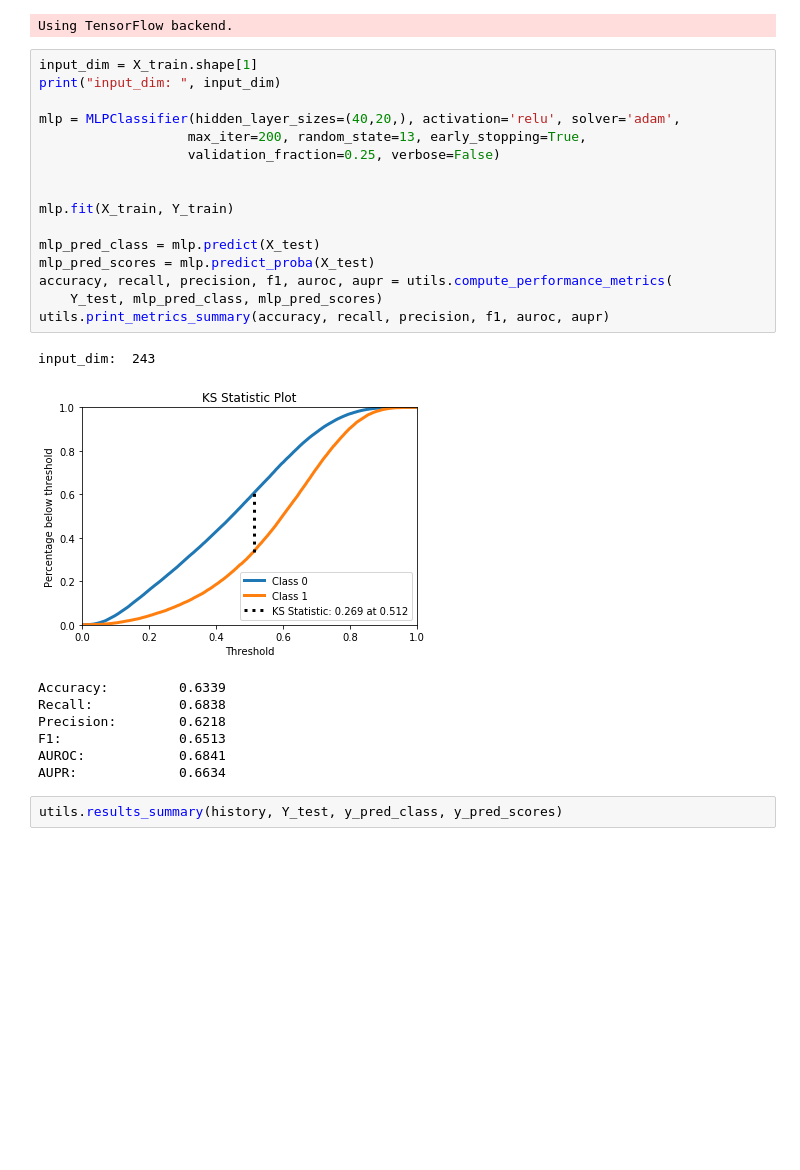
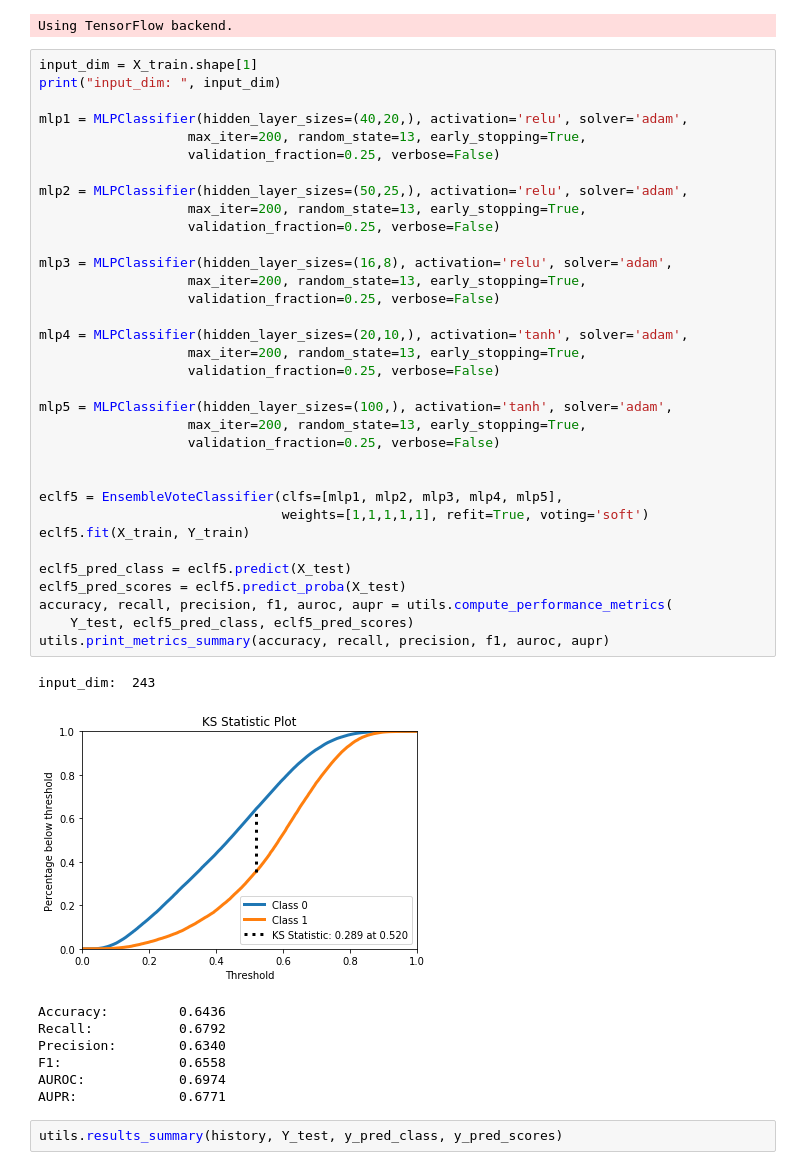
Before and after one commit to bfl2/redesneuraiscin, a Jupyter notebook: XGradientBoosting.ipynb, the cells around one changed output. Saved outputs shown, nothing was run; the diff lists cells and outputs as text; blank space fills up the shorter version.

```diff
--- a/XGradientBoosting.ipynb
+++ b/XGradientBoosting.ipynb
@@ -381,28 +420,46 @@ Using TensorFlow backend.
 # %%
 input_dim = X_train.shape[1]
 print("input_dim: ", input_dim)
 
-mlp = MLPClassifier(hidden_layer_sizes=(40,20,), activation='relu', solver='adam',
+mlp1 = MLPClassifier(hidden_layer_sizes=(40,20,), activation='relu', solver='adam',
+                   max_iter=200, random_state=13, early_stopping=True,
+                   validation_fraction=0.25, verbose=False)
+
+mlp2 = MLPClassifier(hidden_layer_sizes=(50,25,), activation='relu', solver='adam',
+                   max_iter=200, random_state=13, early_stopping=True,
+                   validation_fraction=0.25, verbose=False)
+
+mlp3 = MLPClassifier(hidden_layer_sizes=(16,8), activation='relu', solver='adam',
+                   max_iter=200, random_state=13, early_stopping=True,
+                   validation_fraction=0.25, verbose=False)
+
+mlp4 = MLPClassifier(hidden_layer_sizes=(20,10,), activation='tanh', solver='adam',
+                   max_iter=200, random_state=13, early_stopping=True,
+                   validation_fraction=0.25, verbose=False)
+
+mlp5 = MLPClassifier(hidden_layer_sizes=(100,), activation='tanh', solver='adam',
                    max_iter=200, random_state=13, early_stopping=True,
                    validation_fraction=0.25, verbose=False)
 
 
-mlp.fit(X_train, Y_train)
+eclf5 = EnsembleVoteClassifier(clfs=[mlp1, mlp2, mlp3, mlp4, mlp5],
+                               weights=[1,1,1,1,1], refit=True, voting='soft')
+eclf5.fit(X_train, Y_train)
 
-mlp_pred_class = mlp.predict(X_test)
-mlp_pred_scores = mlp.predict_proba(X_test)
+eclf5_pred_class = eclf5.predict(X_test)
+eclf5_pred_scores = eclf5.predict_proba(X_test)
 accuracy, recall, precision, f1, auroc, aupr = utils.compute_performance_metrics(
-    Y_test, mlp_pred_class, mlp_pred_scores)
+    Y_test, eclf5_pred_class, eclf5_pred_scores)
 utils.print_metrics_summary(accuracy, recall, precision, f1, auroc, aupr)
 # %% [output]
 input_dim:  243
-[figure, old version]
+[figure, new version]
-Accuracy:         0.6339
-Recall:           0.6838
-Precision:        0.6218
-F1:               0.6513
-AUROC:            0.6841
-AUPR:             0.6634
+Accuracy:         0.6436
+Recall:           0.6792
+Precision:        0.6340
+F1:               0.6558
+AUROC:            0.6974
+AUPR:             0.6771
 # %%
 utils.results_summary(history, Y_test, y_pred_class, y_pred_scores)
 # %% [output]
```
Also changed, not shown: parts of 6 cells of this notebook.
